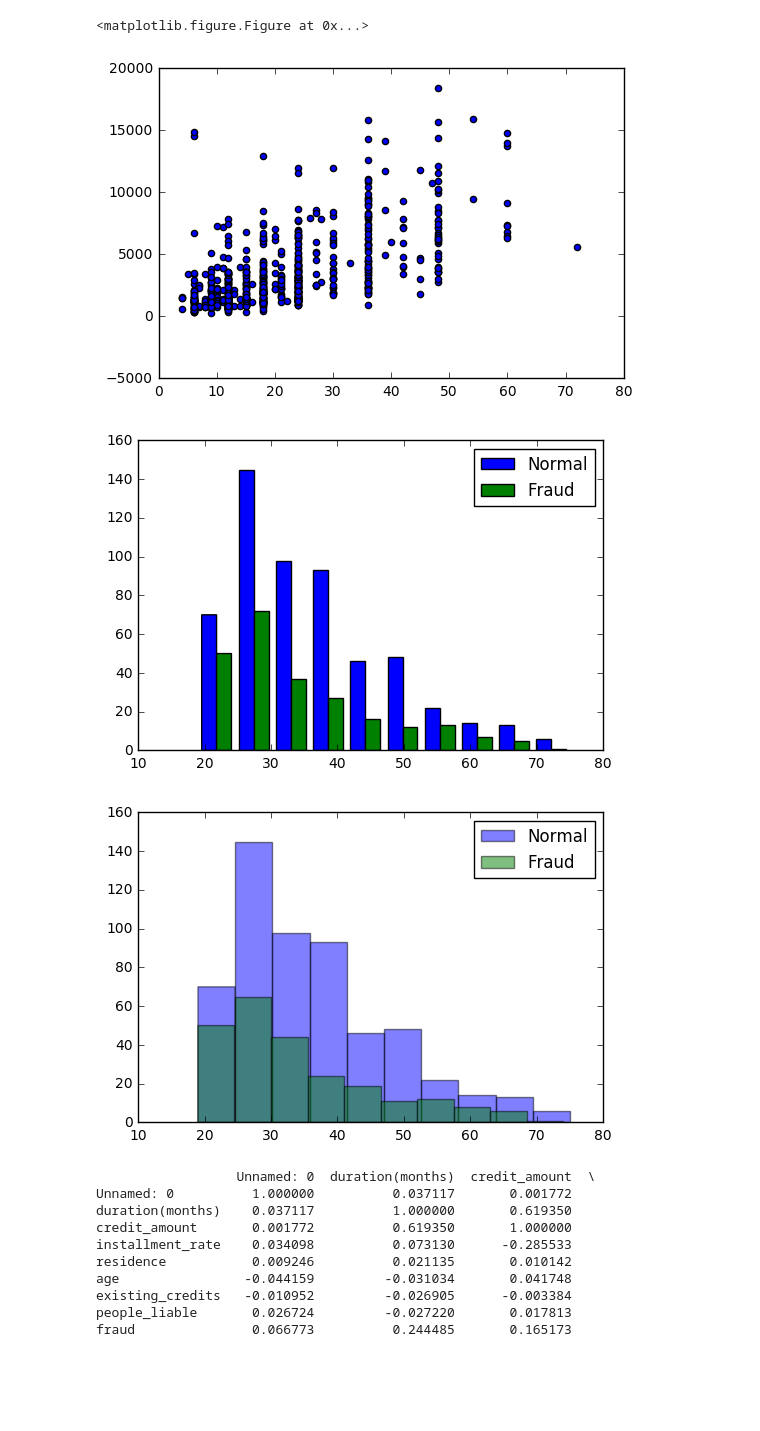
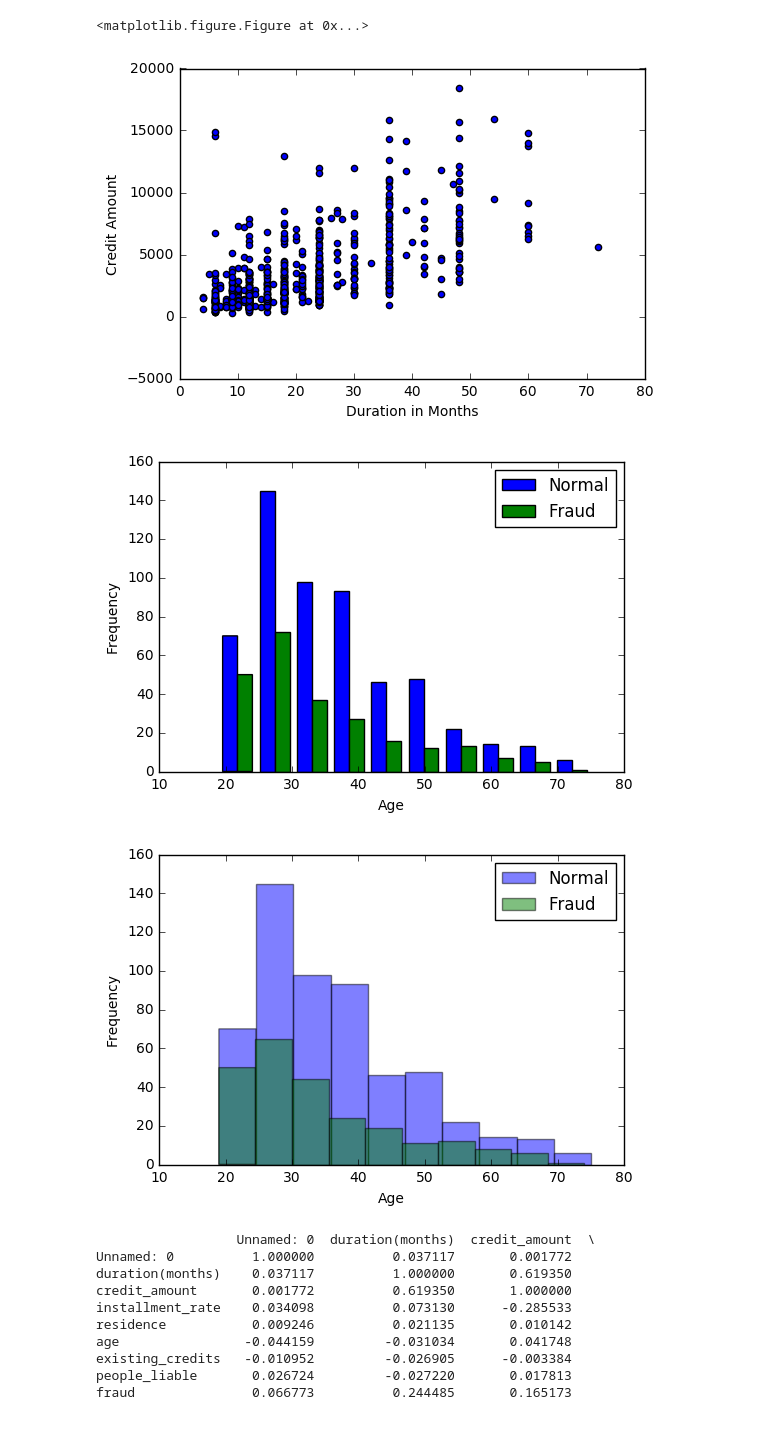
Before and after one commit to jonerra/German_Credit, a Jupyter notebook: Exercise 1 - CIS 628.ipynb, the cells around one changed output. Saved outputs shown, nothing was run; the diff lists cells and outputs as text; code cells hidden in the pictures; blank space fills up the shorter version.

```diff
--- a/Exercise 1 - CIS 628.ipynb
+++ b/Exercise 1 - CIS 628.ipynb
@@ -6,6 +6,6 @@ import matplotlib.pyplot as plt
 %matplotlib inline
 # %%
 # Loading the data into pandas
-df = pd.read_csv('german_data_train.csv')
-numdf = pd.read_csv('german_num_data_train.csv')
+df = pd.read_csv('data/german_data_train.csv')
+numdf = pd.read_csv('data/german_num_data_train.csv')
 # %%
@@ -23,28 +23,34 @@ plt.show()
 x = df['duration(months)']
 y = df['credit_amount']
 plt.scatter(x, y)
+plt.xlabel('Duration in Months')
+plt.ylabel('Credit Amount')
 plt.show()
 # %% [output]
-[figure, old version]
+[figure, new version]
 # %%
 # Histogram showing the distribution of ages comparing normal activity to fraudulent activity
 x = df[df['fraud'] == 1]['age']
 y = df[df['fraud'] == 2]['age']
 plt.hist([x, y], label=['Normal', 'Fraud'])
+plt.xlabel('Age')
+plt.ylabel('Frequency')
 plt.legend()
 plt.show()
 # %% [output]
-[figure, old version]
+[figure, new version]
 # %%
 # Same histogram as about except they overlap instead of being side to side
 x = df[df['fraud'] == 1]['age']
 y = df[df['fraud'] == 2]['age']
 plt.hist(x, alpha=0.5, label='Normal')
 plt.hist(y, alpha=0.5, label='Fraud')
+plt.xlabel('Age')
+plt.ylabel('Frequency')
 plt.legend()
 plt.show()
 # %% [output]
-[figure, old version]
+[figure, new version]
 # %%
 # Text based correlation
 print(df.corr())
```
Also changed, not shown: parts of 1 cell of this notebook.
